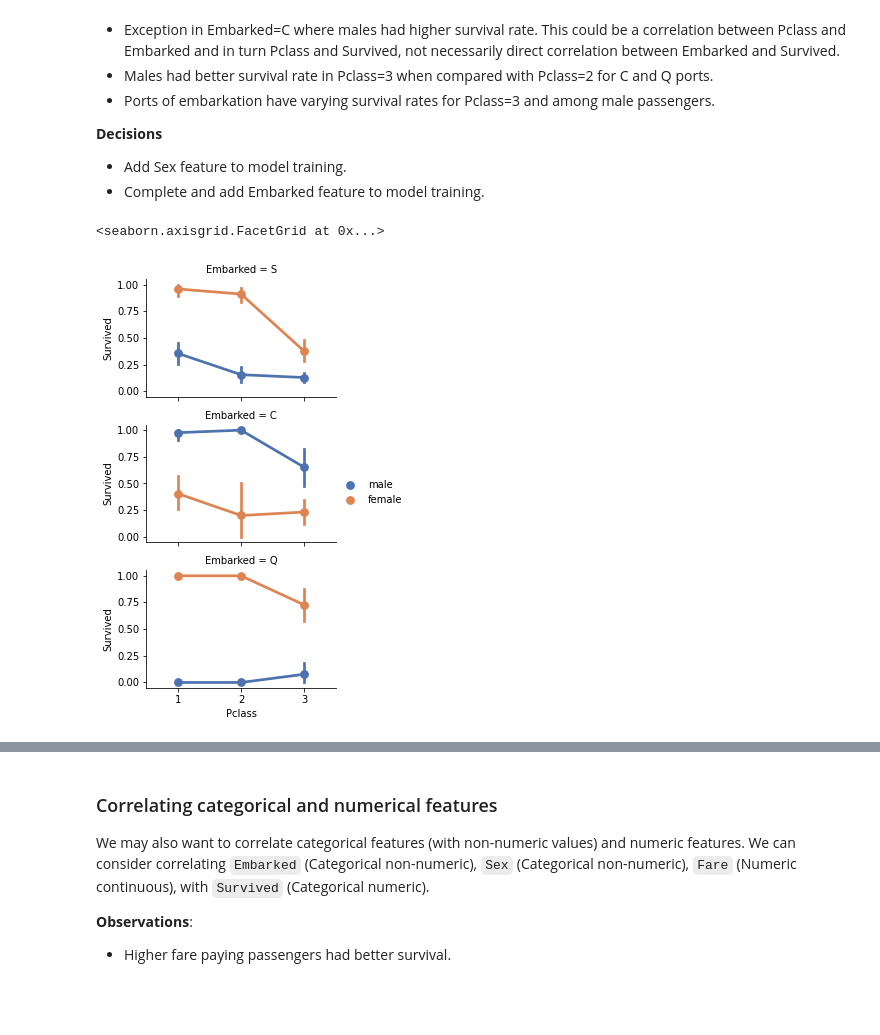
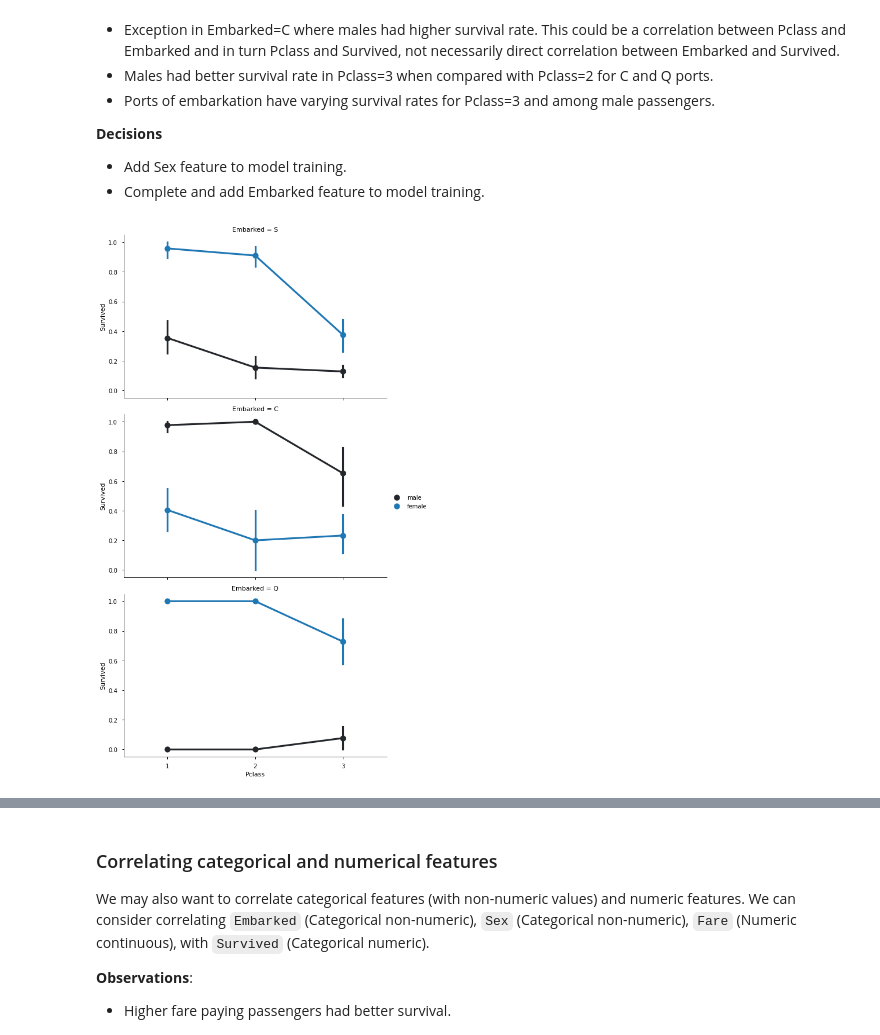
Before and after one commit to matyushkin/competitions, a Jupyter notebook: titanic/titanic.ipynb, the cells around one changed output, grey strips where cells are left out. Saved outputs shown, nothing was run; the diff lists cells and outputs as text; code cells hidden in the pictures; blank space fills up the shorter version.

```diff
--- a/titanic/titanic.ipynb
+++ b/titanic/titanic.ipynb
@@ -16,15 +16,24 @@ While there was some element of luck involved in surviving, it seems some groups
 
 In this challenge, we ask you to build a predictive model that answers the question: “what sorts of people were more likely to survive?” using passenger data (ie name, age, gender, socio-economic class, etc).
 # %%
+# system libraries
+import os
+import re
+
+import warnings
+warnings.filterwarnings('ignore')
+
 # data analysis and wrangling
+import numpy as np
 import pandas as pd
-import numpy as np
-import random as rnd
 
 # visualization
 import seaborn as sns
 import matplotlib.pyplot as plt
 %matplotlib inline
+plt.style.use('seaborn-notebook')
+from matplotlib.ticker import StrMethodFormatter
+
 
 # machine learning
 from sklearn.linear_model import LogisticRegression
@@ -35,3 +44,4 @@ from sklearn.naive_bayes import GaussianNB
 from sklearn.linear_model import Perceptron
 from sklearn.linear_model import SGDClassifier
 from sklearn.tree import DecisionTreeClassifier
+from sklearn.preprocessing import StandardScaler, MinMaxScaler, LabelBinarizer
@@ -49,8 +48,8 @@ from sklearn.tree import DecisionTreeClassifier
 # %% [markdown]
 ## Acquire data
 # %%
-train_df = pd.read_csv("train.csv")
-train_df.head()
+train_data = pd.read_csv("train.csv")
+train_data.head()
 # %% [output]
 |  | PassengerId | Survived | Pclass | Name | Sex | Age | SibSp | Parch | Ticket | Fare | ... |
 | 0 | 1 | 0 | 3 | Braund, Mr. Owen Harris | male | 22.0 | 1 | 0 | A/5 21171 | 7.2500 | ... |
@@ -287,8 +318,6 @@ grid.add_legend();
 # %%
-# grid = sns.FacetGrid(train_df, col='Embarked')
-grid = sns.FacetGrid(train_df, row='Embarked', size=2.2, aspect=1.6)
-grid.map(sns.pointplot, 'Pclass', 'Survived', 'Sex', palette='deep')
-grid.add_legend()
+FacetGrid = sns.FacetGrid(train_data, row='Embarked', size=4.5, aspect=1.6)
+FacetGrid.map(sns.pointplot, 'Pclass', 'Survived', 'Sex', order=None, hue_order=None )
+FacetGrid.add_legend();
 # %% [output]
-<seaborn.axisgrid.FacetGrid at 0x...>
-[figure, old version]
+[figure, new version]
```
Also changed, not shown: parts of 19 cells of this notebook, 4 other files.
